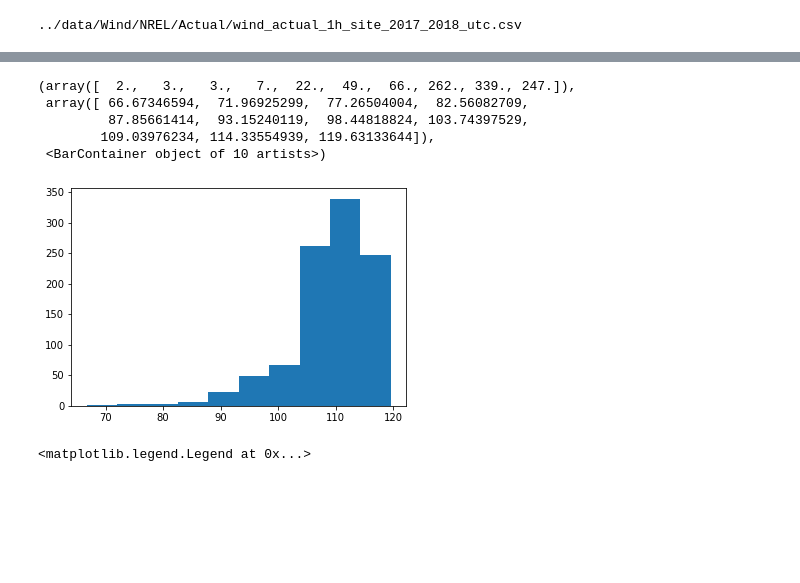
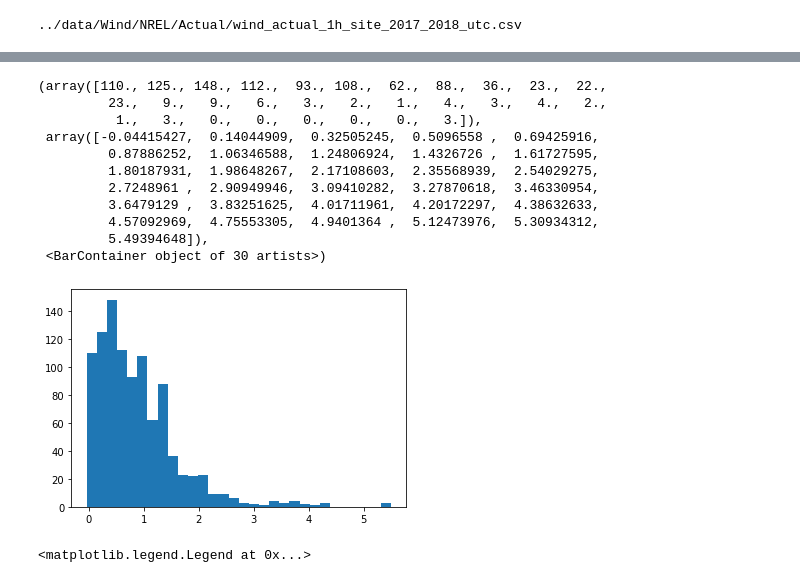
Before and after one commit to PrincetonUniversity/PGscen, a Jupyter notebook: example/day_head_wind_scenario.ipynb, the cells around one changed output, grey strips where cells are left out. Drawn from its saved outputs; the diff is of its cells as text; code cells hidden in the pictures; blank space fills up the shorter version.

```diff
--- a/example/day_head_wind_scenario.ipynb
+++ b/example/day_head_wind_scenario.ipynb
@@ -19,14 +19,16 @@ wind_meta_df = pd.read_excel('../data/MetaData/wind_meta.xlsx')
 wind_site_list = wind_site_actual_df.columns.tolist()
 # %%
 nscen = 1000
-scenario_start_time = pd.to_datetime('2018-07-01 06:00:00',utc=True)
+scenario_start_time = pd.to_datetime('2018-01-02 06:00:00',utc=True)
+scenario_timesteps = pd.date_range(start=scenario_start_time,periods=24,freq='H')
 scen_dir = '/Users/xy3134/Research/PERFORM/Data/GEMINI_scenario/test/'
 # %%
-wind_site_hist_actual_df = wind_site_actual_df[wind_site_actual_df.index<scenario_start_time]
-wind_site_hist_forecast_df = wind_site_forecast_df[wind_site_forecast_df['Forecast_time']<scenario_start_time]
+wind_site_hist_actual_df = wind_site_actual_df[~wind_site_actual_df.index.isin(scenario_timesteps)]
+wind_site_hist_forecast_df = wind_site_forecast_df[~wind_site_forecast_df['Forecast_time'].isin(scenario_timesteps)]
 
-wind_site_future_actual_df = wind_site_actual_df[wind_site_actual_df.index>=scenario_start_time]
-wind_site_future_forecast_df = wind_site_forecast_df[wind_site_forecast_df['Forecast_time']>=scenario_start_time]
+
+wind_site_future_actual_df = wind_site_actual_df[wind_site_actual_df.index.isin(scenario_timesteps)]
+wind_site_future_forecast_df = wind_site_forecast_df[wind_site_forecast_df['Forecast_time'].isin(scenario_timesteps)]
 # %%
 md,gen = create_day_ahead_wind_scenario(nscen,scenario_start_time,wind_meta_df,wind_site_list,wind_site_hist_actual_df,
             wind_site_hist_forecast_df,wind_site_future_actual_df,wind_site_future_forecast_df,scen_dir,
@@ -34,12 +52,18 @@ md,gen = create_day_ahead_wind_scenario(nscen,scenario_start_time,wind_meta_df,w
 # %%
-plt.hist(gen.scen_dict['Century Oak Wind']['0600'])
+plt.hist(gen.scen_dict['Wind Power Partners \'94 Wind Farm']['0000'],bins=30)
 # %% [output]
-(array([  2.,   3.,   3.,   7.,  22.,  49.,  66., 262., 339., 247.]),
- array([ 66.67346594,  71.96925299,  77.26504004,  82.56082709,
-         87.85661414,  93.15240119,  98.44818824, 103.74397529,
-        109.03976234, 114.33554939, 119.63133644]),
- <BarContainer object of 10 artists>)
+(array([110., 125., 148., 112.,  93., 108.,  62.,  88.,  36.,  23.,  22.,
+         23.,   9.,   9.,   6.,   3.,   2.,   1.,   4.,   3.,   4.,   2.,
+          1.,   3.,   0.,   0.,   0.,   0.,   0.,   3.]),
+ array([-0.04415427,  0.14044909,  0.32505245,  0.5096558 ,  0.69425916,
+         0.87886252,  1.06346588,  1.24806924,  1.4326726 ,  1.61727595,
+         1.80187931,  1.98648267,  2.17108603,  2.35568939,  2.54029275,
+         2.7248961 ,  2.90949946,  3.09410282,  3.27870618,  3.46330954,
+         3.6479129 ,  3.83251625,  4.01711961,  4.20172297,  4.38632633,
+         4.57092969,  4.75553305,  4.9401364 ,  5.12473976,  5.30934312,
+         5.49394648]),
+ <BarContainer object of 30 artists>)
-[figure, old version]
+[figure, new version]
 # %%
 df = pd.read_csv('/Users/xy3134/Research/PERFORM/Data/GEMINI_scenario/test/20180701/wind/Wilson_Ranch.csv')
 # %%
```
Also changed, not shown: parts of 1 cell of this notebook, 7 other files.
